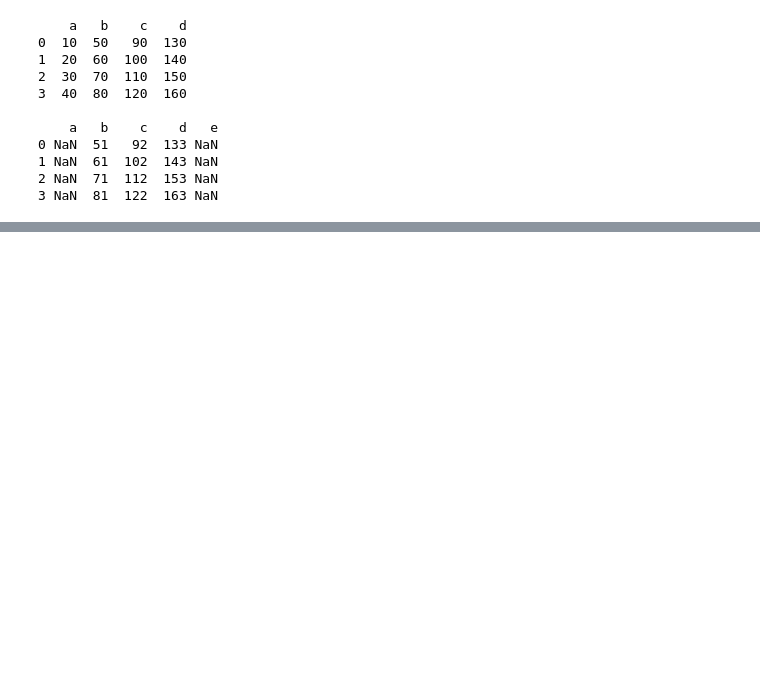
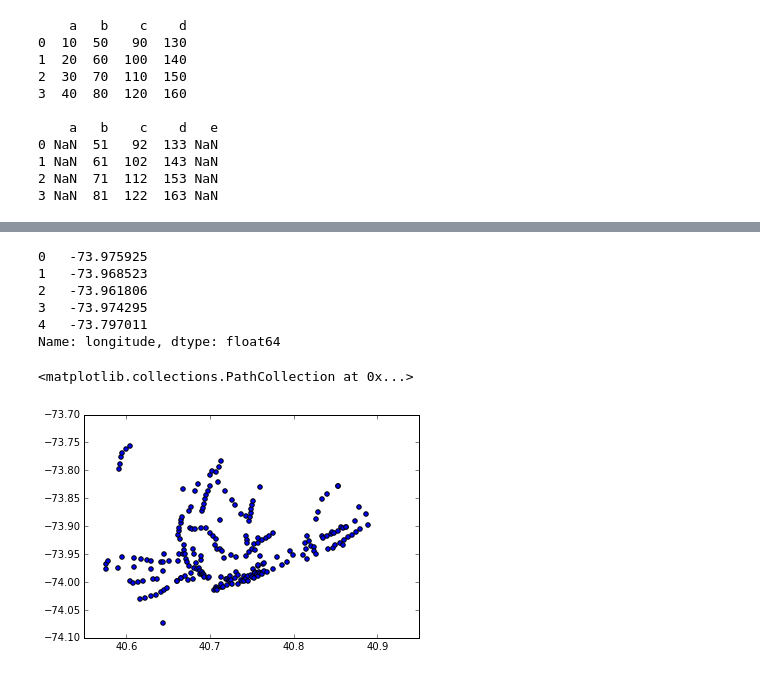
Before and after one commit to Sona58/Udacity, a Jupyter notebook: Intro to Data Analysis/Lesson3/Lesson 3.ipynb, the cells around one changed output, grey strips where cells are left out. Cells and saved outputs as stored; diff of their text form; code cells hidden in the pictures; blank space fills up the shorter version.

```diff
--- a/Intro to Data Analysis/Lesson3/Lesson 3.ipynb
+++ b/Intro to Data Analysis/Lesson3/Lesson 3.ipynb
@@ -778,0 +1188,2 @@ print(df + s)
+# %%
+subway_df = pd.read_csv('nyc_subway_weather.csv')
@@ -778,0 +1198,3 @@ print(df + s)
+# %%
+data_by_location = subway_df.groupby(['latitude','longitude'],as_index=False).mean()
+data_by_location.head()
@@ -778,0 +1209,16 @@ print(df + s)
+# %%
+data_by_location.head()['longitude']
+# %% [output]
+0   -73.975925
+1   -73.968523
+2   -73.961806
+3   -73.974295
+4   -73.797011
+Name: longitude, dtype: float64
+# %%
+import matplotlib.pyplot as plt
+
+plt.scatter(data_by_location['latitude'],data_by_location['longitude'])
+# %% [output]
+<matplotlib.collections.PathCollection at 0x...>
+[figure, added]
```
Also changed, not shown: parts of 51 cells of this notebook.
